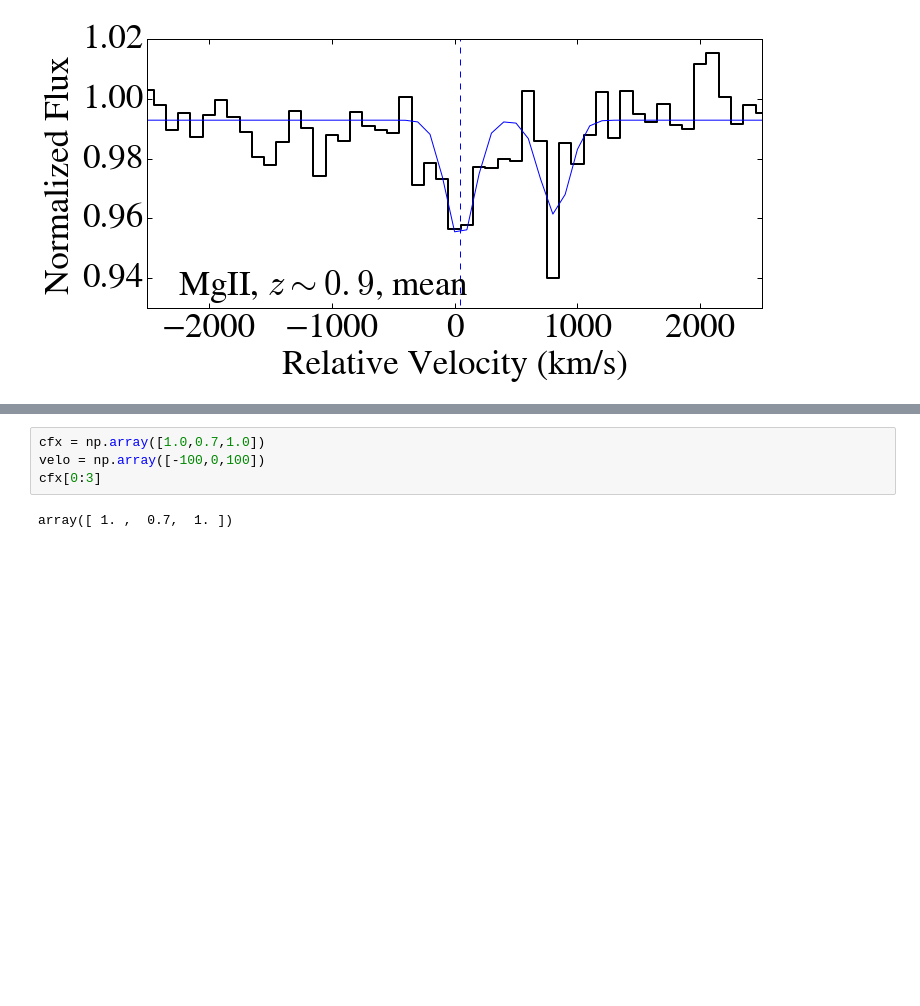
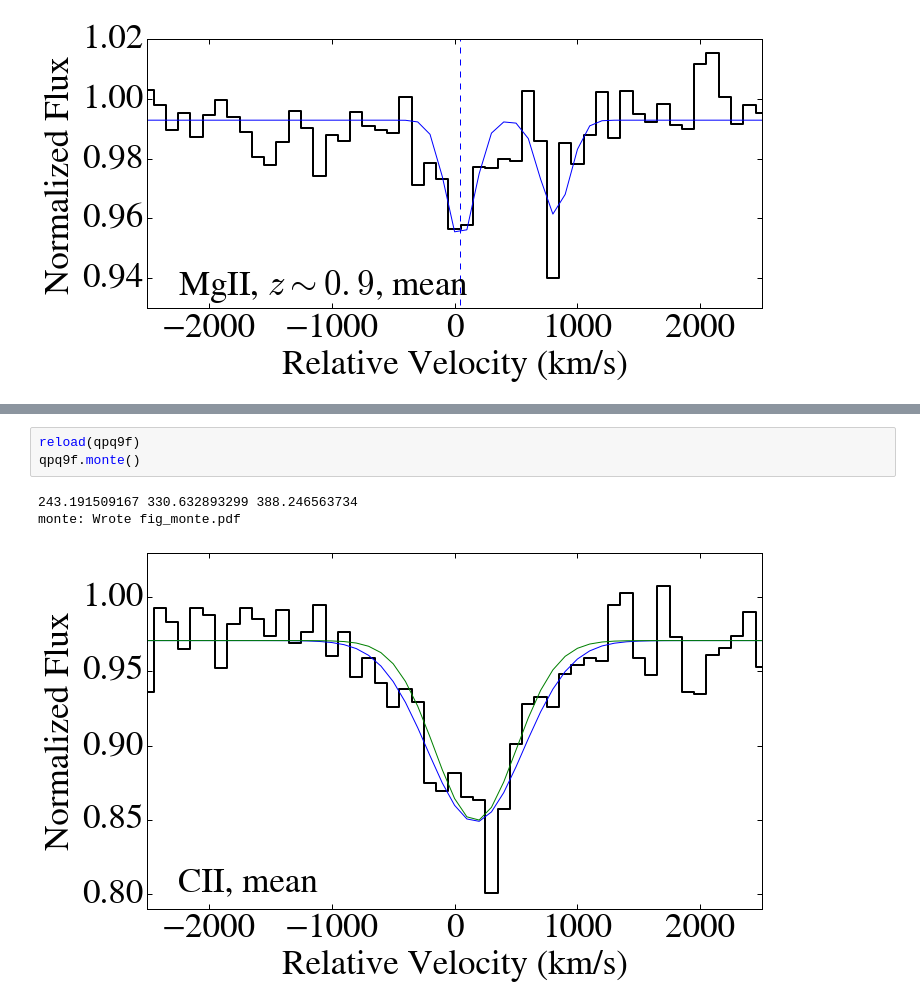
Before and after one commit to qsopairs/papers, a Jupyter notebook: QPQ9/Figures/QPQ9_figures.ipynb, the cells around one changed output, grey strips where cells are left out. Cells and saved outputs as stored; diff of their text form; blank space fills up the shorter version.

```diff
--- a/QPQ9/Figures/QPQ9_figures.ipynb
+++ b/QPQ9/Figures/QPQ9_figures.ipynb
@@ -189,6 +190,7 @@ stacks_fg: Wrote fig_stacks_fg.pdf
-# %%
-cfx = np.array([1.0,0.7,1.0])
-velo = np.array([-100,0,100])
-cfx[0:3]
-# %% [output]
-array([ 1. ,  0.7,  1. ])
+# %%
+reload(qpq9f)
+qpq9f.monte()
+# %% [output]
+243.191509167 330.632893299 388.246563734
+monte: Wrote fig_monte.pdf
+[figure, added]
```
Also changed, not shown: parts of 1 cell of this notebook, 5 other files.
